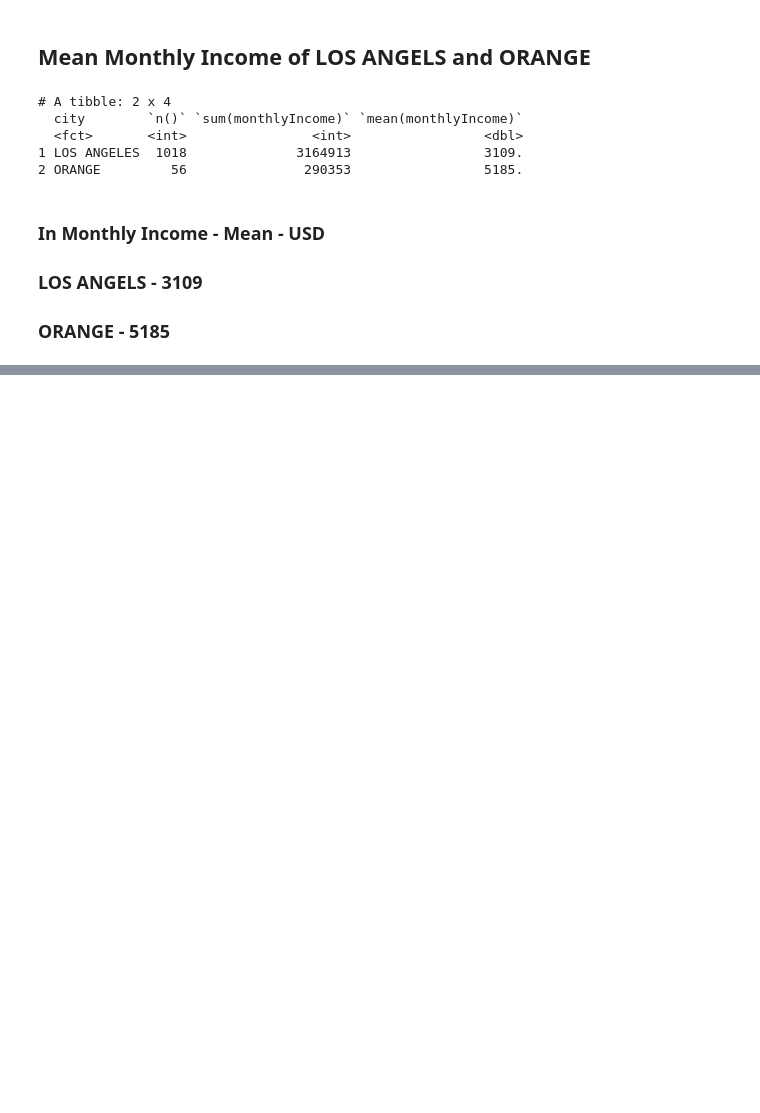
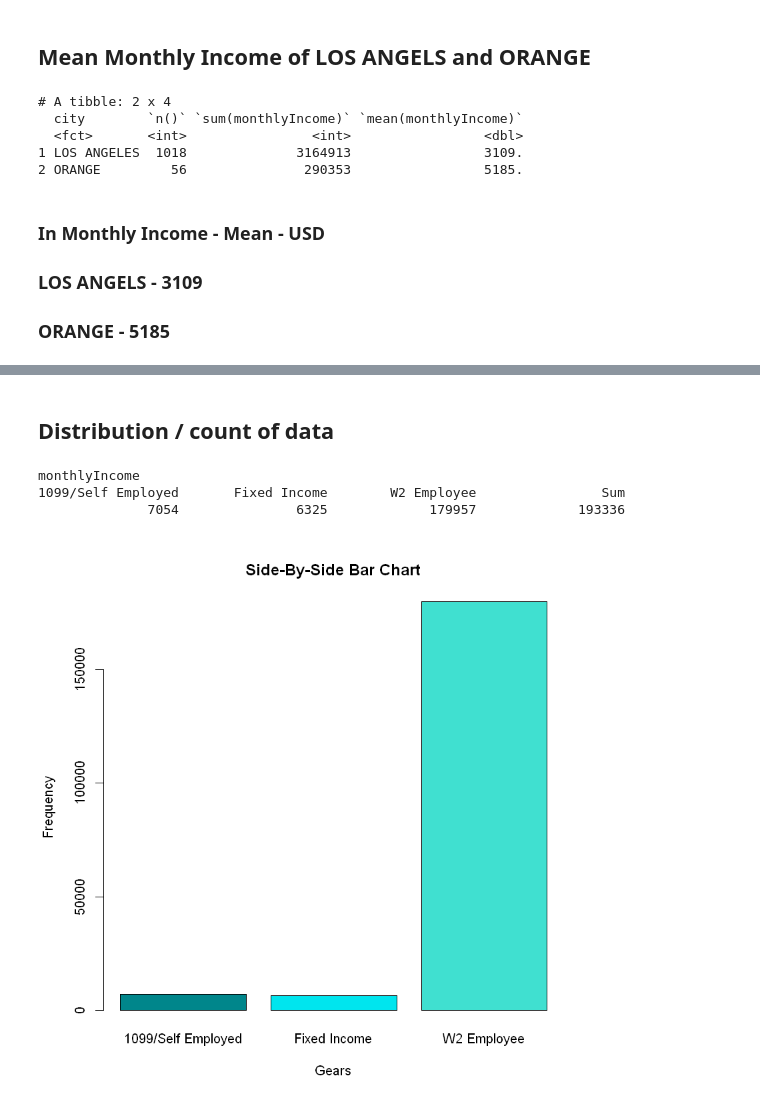
Before and after one commit to gpavankumar1974/Rprogram, a Jupyter notebook: Karan Auto Finance data Task1.ipynb, the cells around one changed output, grey strips where cells are left out. Saved outputs shown, nothing was run; the diff lists cells and outputs as text; code cells hidden in the pictures; blank space fills up the shorter version.

Commit message:
auto Finance

```diff
--- a/Karan Auto Finance data Task1.ipynb
+++ b/Karan Auto Finance data Task1.ipynb
@@ -8,0 +3,6 @@ str(analysis.anova)
+# %%
+print("hi")
+library(readr)
+analysis.anova <- read.csv("C:/Users/radha/Desktop/KaranExcel/Analyst Case Study AutoFinance.csv", sep=",", header = TRUE)
+print(head(analysis.anova))
+print(str(analysis.anova))
@@ -51,0 +142,11 @@ print(result)
+# %% [markdown]
+<h2>  Distribution / count of data </h2>
+# %%
+table1 <- table(analysis.anova$employmentType, dnn=c( "monthlyIncome" )) # Creates a contingency table
+addmargins(table1) #Displays the table (Not necessary)
+barplot(table1, ylab="Frequency", xlab="Gears", main="Side-By-Side Bar Chart", col=c("turquoise4", "turquoise2", "turquoise" ), beside=TRUE, width=.3)
+# %% [output]
+monthlyIncome
+1099/Self Employed       Fixed Income        W2 Employee                Sum
+              7054               6325             179957             193336
+[figure, added]
```
Also changed, not shown: parts of 18 cells of this notebook.
